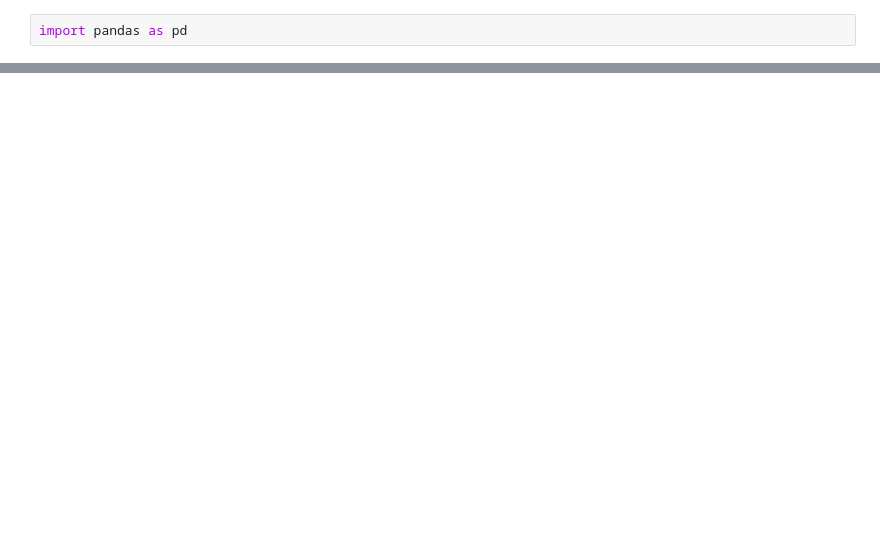
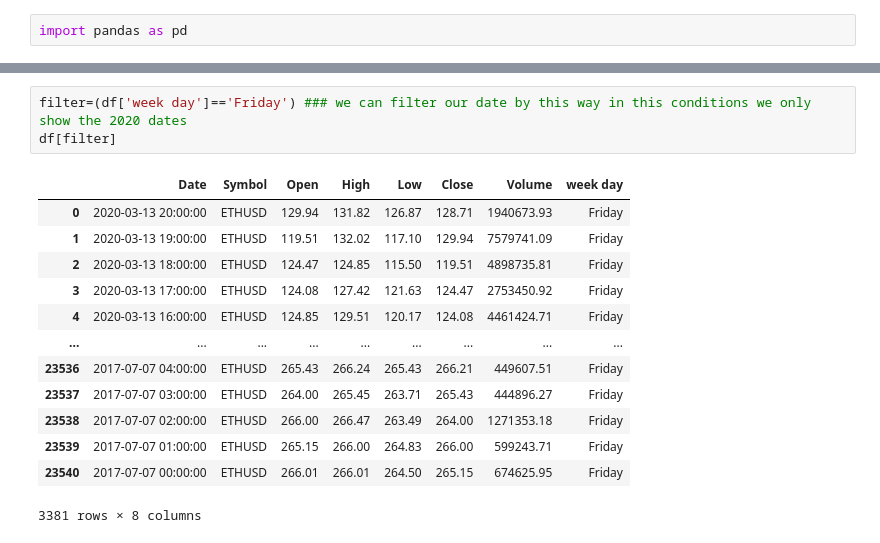
Before and after one commit to FarhanBinShafiq/pandass_practice, a Jupyter notebook: practice/time_series/time.ipynb, the cells around one changed output, grey strips where cells are left out. Cells and saved outputs as stored; diff of their text form; blank space fills up the shorter version.

```diff
--- a/practice/time_series/time.ipynb
+++ b/practice/time_series/time.ipynb
@@ -19,0 +130,17 @@ df.loc[0,'Date'].day_name()
+# %%
+filter=(df['week day']=='Friday') ### we can filter our date by this way in this conditions we only show the 2020 dates
+df[filter]
+# %% [output]
+|  | Date | Symbol | Open | High | Low | Close | Volume | week day |
+| 0 | 2020-03-13 20:00:00 | ETHUSD | 129.94 | 131.82 | 126.87 | 128.71 | 1940673.93 | Friday |
+| 1 | 2020-03-13 19:00:00 | ETHUSD | 119.51 | 132.02 | 117.10 | 129.94 | 7579741.09 | Friday |
+| 2 | 2020-03-13 18:00:00 | ETHUSD | 124.47 | 124.85 | 115.50 | 119.51 | 4898735.81 | Friday |
+| 3 | 2020-03-13 17:00:00 | ETHUSD | 124.08 | 127.42 | 121.63 | 124.47 | 2753450.92 | Friday |
+| 4 | 2020-03-13 16:00:00 | ETHUSD | 124.85 | 129.51 | 120.17 | 124.08 | 4461424.71 | Friday |
+| ... | ... | ... | ... | ... | ... | ... | ... | ... |
+| 23536 | 2017-07-07 04:00:00 | ETHUSD | 265.43 | 266.24 | 265.43 | 266.21 | 449607.51 | Friday |
+| 23537 | 2017-07-07 03:00:00 | ETHUSD | 264.00 | 265.45 | 263.71 | 265.43 | 444896.27 | Friday |
+| 23538 | 2017-07-07 02:00:00 | ETHUSD | 266.00 | 266.47 | 263.49 | 264.00 | 1271353.18 | Friday |
+| 23539 | 2017-07-07 01:00:00 | ETHUSD | 265.15 | 266.00 | 264.83 | 266.00 | 599243.71 | Friday |
+| 23540 | 2017-07-07 00:00:00 | ETHUSD | 266.01 | 266.01 | 264.50 | 265.15 | 674625.95 | Friday |
+3381 rows × 8 columns
```
Also changed, not shown: parts of 31 cells of this notebook.
